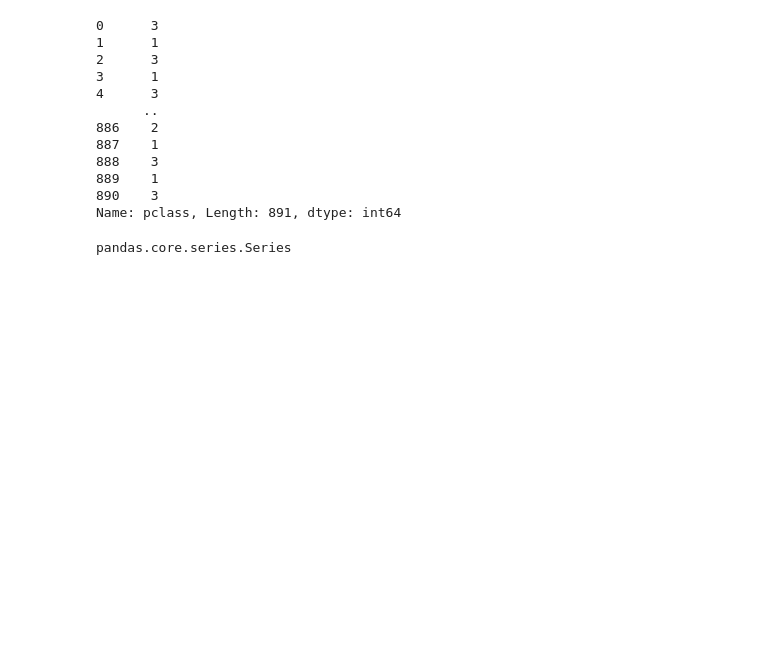
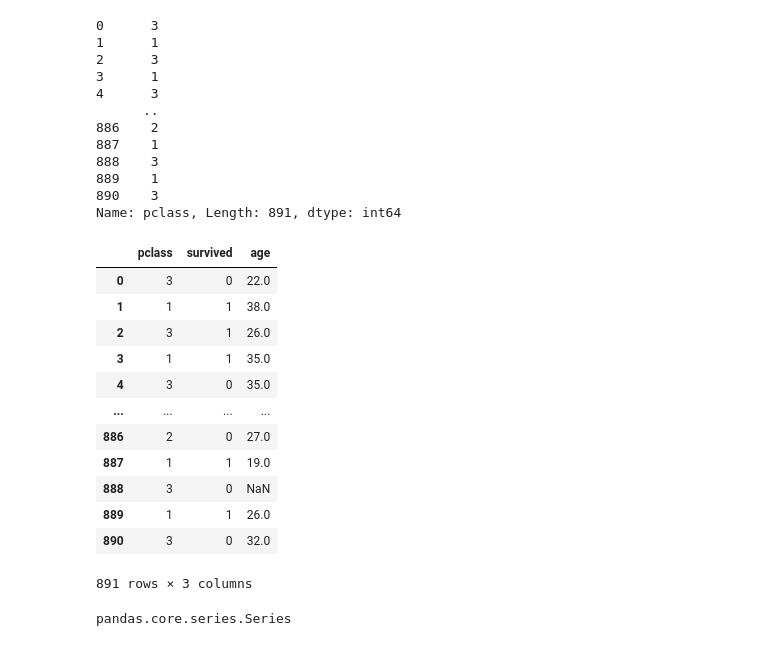
Before and after one commit to mpozzini/Day03, a Jupyter notebook: Day03_Notes_Pandas.ipynb, the cells around one changed output. Drawn from its saved outputs; the diff is of its cells as text; code cells hidden in the pictures; blank space fills up the shorter version.

```diff
--- a/Day03_Notes_Pandas.ipynb
+++ b/Day03_Notes_Pandas.ipynb
@@ -12,7 +12,7 @@ drive.mount('/content/drive')
 # %% [output]
 Mounted at /content/drive
 # %%
-titanic = pandas.read_csv('/content/drive/MyDrive/CS167_S21/CS167_datasets/titanic.csv')
+titanic = pandas.read_csv('/content/drive/MyDrive/datasets/titanic.csv')
 titanic.head()
 # %% [output]
 |  | survived | pclass | sex | age | sibsp | parch | fare | embarked | class | who | ... |
@@ -55,6 +55,21 @@ Name: pclass, Length: 891, dtype: int64
 # %%
 #subset multiple columns
 subset = titanic [ ['pclass', 'survived', 'age']]
+subset
+# %% [output]
+|  | pclass | survived | age |
+| 0 | 3 | 0 | 22.0 |
+| 1 | 1 | 1 | 38.0 |
+| 2 | 3 | 1 | 26.0 |
+| 3 | 1 | 1 | 35.0 |
+| 4 | 3 | 0 | 35.0 |
+| ... | ... | ... | ... |
+| 886 | 2 | 0 | 27.0 |
+| 887 | 1 | 1 | 19.0 |
+| 888 | 3 | 0 | NaN |
+| 889 | 1 | 1 | 26.0 |
+| 890 | 3 | 0 | 32.0 |
+891 rows × 3 columns
 # %%
 #type of a column
 type(titanic['pclass'])
```
Also changed, not shown: parts of 4 cells of this notebook.
